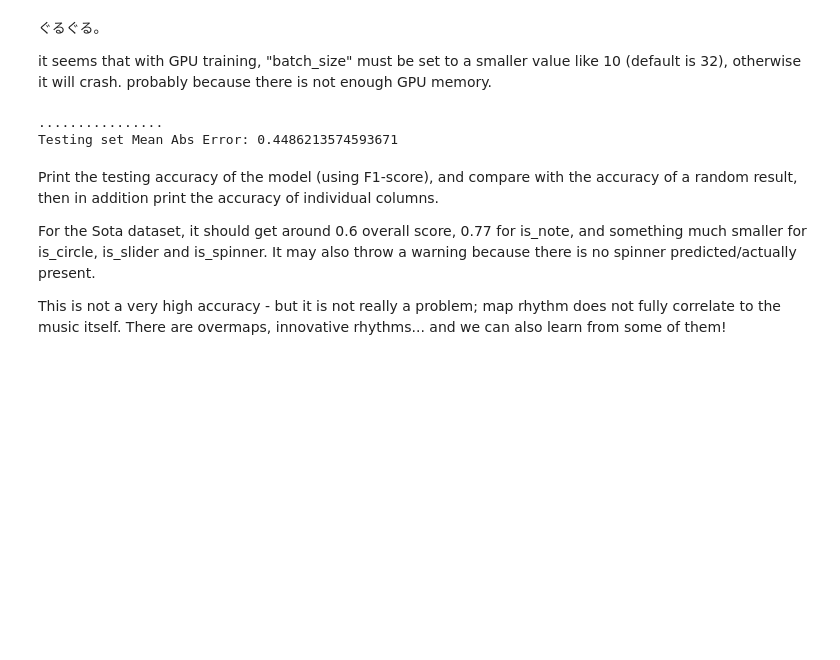
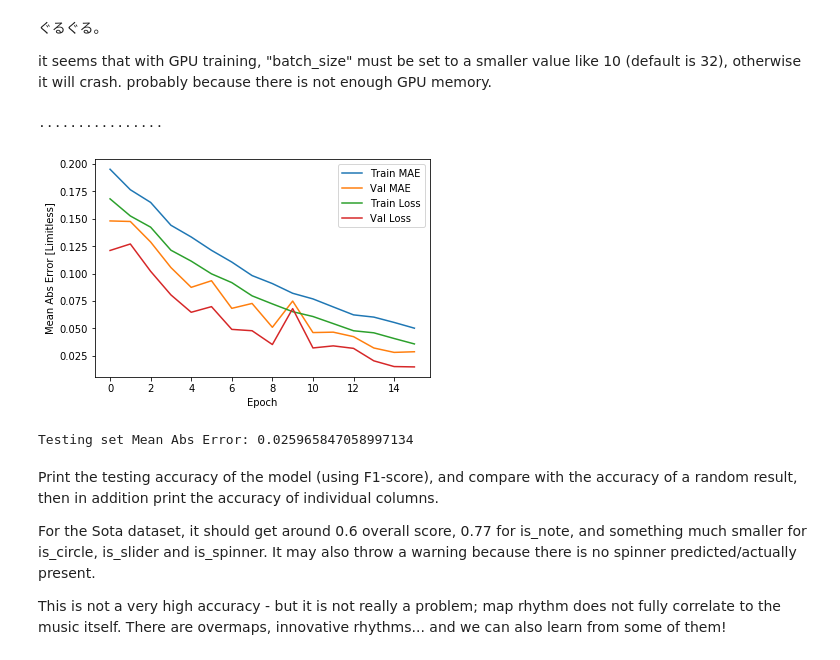
Before and after one commit to kotritrona/osumapper, a Jupyter notebook: ipynb/02_osurhythm_estimator.ipynb, the cells around one changed output. Saved outputs shown, nothing was run; the diff lists cells and outputs as text; code cells hidden in the pictures; blank space fills up the shorter version.

```diff
--- a/ipynb/02_osurhythm_estimator.ipynb
+++ b/ipynb/02_osurhythm_estimator.ipynb
@@ -255,35 +255,36 @@ if len(train_file_list) < too_many_maps_threshold:
                         callbacks=[early_stop, PrintDot()])
 
     # For development! may cause bug in some environment.
-#     plot_history(history)
+    plot_history(history)
 else: # too much data! read it every turn.
     for epoch in range(EPOCHS):
         for map_batch in range(np.ceil(len(train_file_list) / data_split_count).astype(int)): # hmmmmm
             if map_batch == 0:
                 train_data2, div_data2, train_labels2 = read_some_npzs_and_preprocess(train_file_list[map_batch * data_split_count : (map_batch+1) * data_split_count]);
                 (new_train_data, new_div_data, new_train_labels), (test_data, test_div_data, test_labels) = train_test_split(train_data2, div_data2, train_labels2);
             else:
                 new_train_data, new_div_data, new_train_labels = read_some_npzs_and_preprocess(train_file_list[map_batch * data_split_count : (map_batch+1) * data_split_count]);
 
             history = model.fit([new_train_data, new_div_data], new_train_labels, epochs=1,
                                 validation_split=0.2, verbose=0, #batch_size=10,
                                 callbacks=[])
             # Manually print the dot
             print('.', end='');
         print('');
 
 [loss, mae] = model.evaluate([test_data, test_div_data], test_labels, verbose=0)
 
 print("\nTesting set Mean Abs Error: {}".format(mae))
 
 
 # print(test_predictions)
 # print(test_labels)
 # print(test_predictions - list(test_labels))
 # print("Mean Abs Error: "+str(np.mean(np.abs(test_predictions - test_labels))))
 # %% [output]
 ................
-Testing set Mean Abs Error: 0.4486213574593671
+[figure, added]
+Testing set Mean Abs Error: 0.025965847058997134
 # %% [markdown]
 Print the testing accuracy of the model (using F1-score), and compare with the accuracy of a random result, then in addition print the accuracy of individual columns.
 
```
Also changed, not shown: parts of 2 cells of this notebook, 3 other files.
